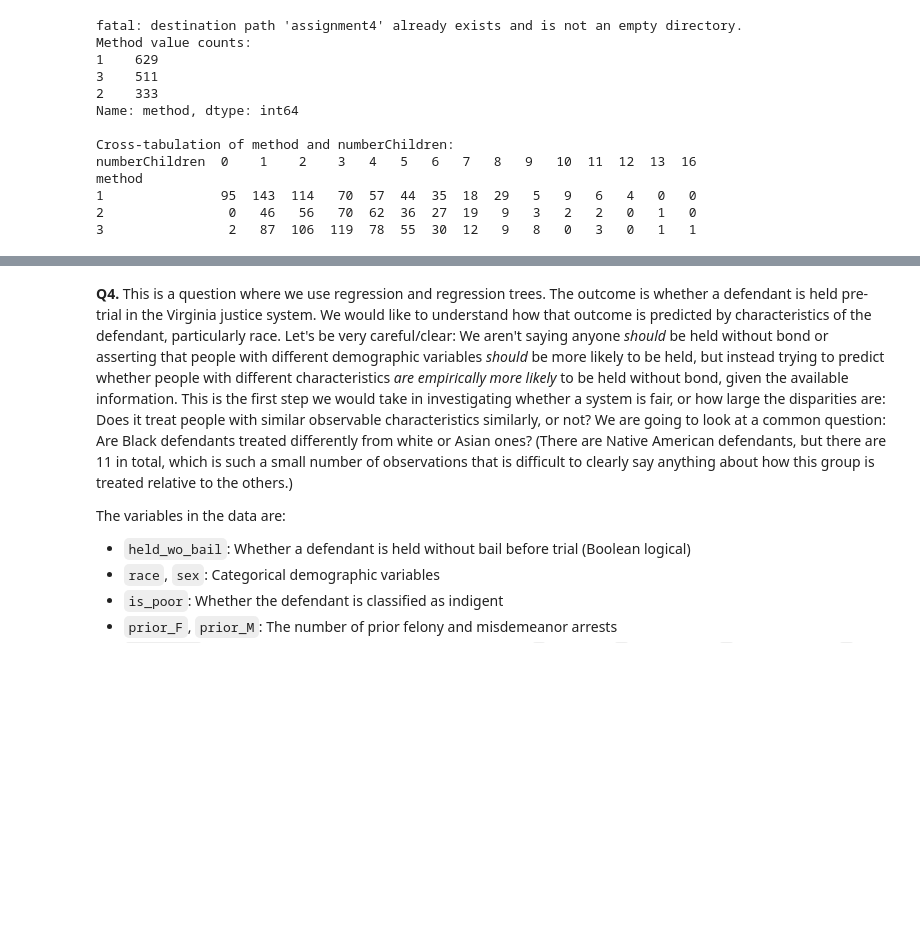
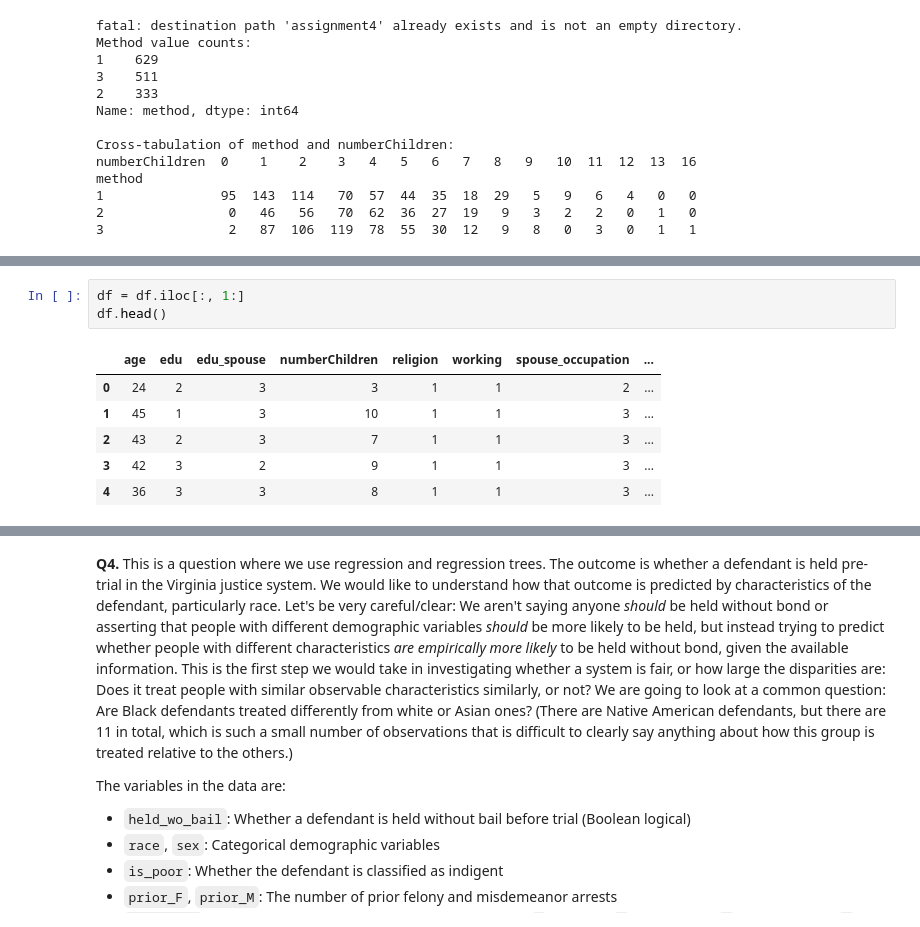
Before and after one commit to racheljhuh/assignment4, a Jupyter notebook: assignment4.ipynb, the cells around one changed output, grey strips where cells are left out. Drawn from its saved outputs; the diff is of its cells as text; blank space fills up the shorter version.

```diff
--- a/assignment4.ipynb
+++ b/assignment4.ipynb
@@ -375,3 +386,13 @@ method
+# %%
+df = df.iloc[:, 1:]
+df.head()
+# %% [output]
+|  | age | edu | edu_spouse | numberChildren | religion | working | spouse_occupation | ... |
+| 0 | 24 | 2 | 3 | 3 | 1 | 1 | 2 | ... |
+| 1 | 45 | 1 | 3 | 10 | 1 | 1 | 3 | ... |
+| 2 | 43 | 2 | 3 | 7 | 1 | 1 | 3 | ... |
+| 3 | 42 | 3 | 2 | 9 | 1 | 1 | 3 | ... |
+| 4 | 36 | 3 | 3 | 8 | 1 | 1 | 3 | ... |
 # %%
 from sklearn.model_selection import train_test_split
 from sklearn import tree
```
Also changed, not shown: parts of 6 cells of this notebook.
